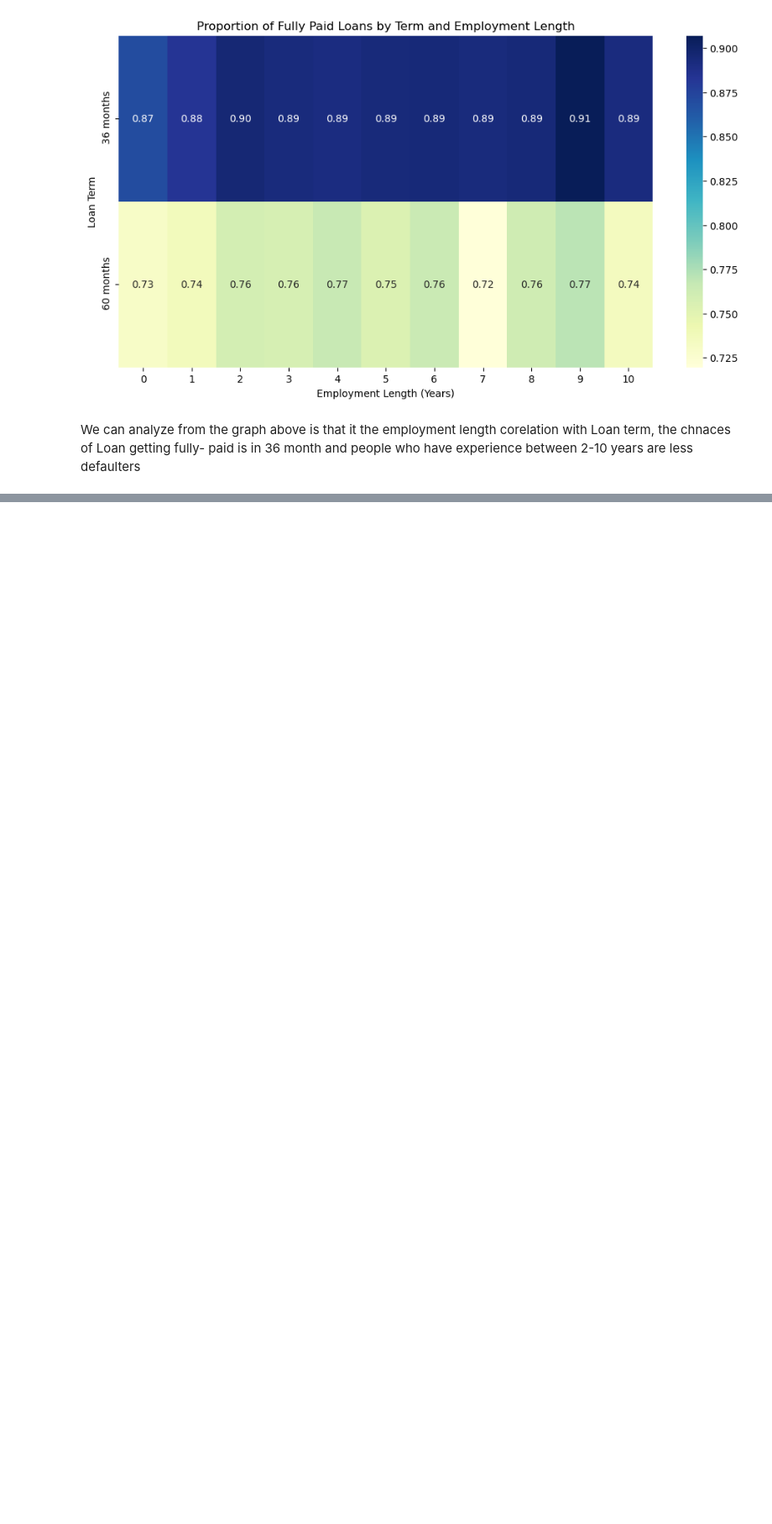
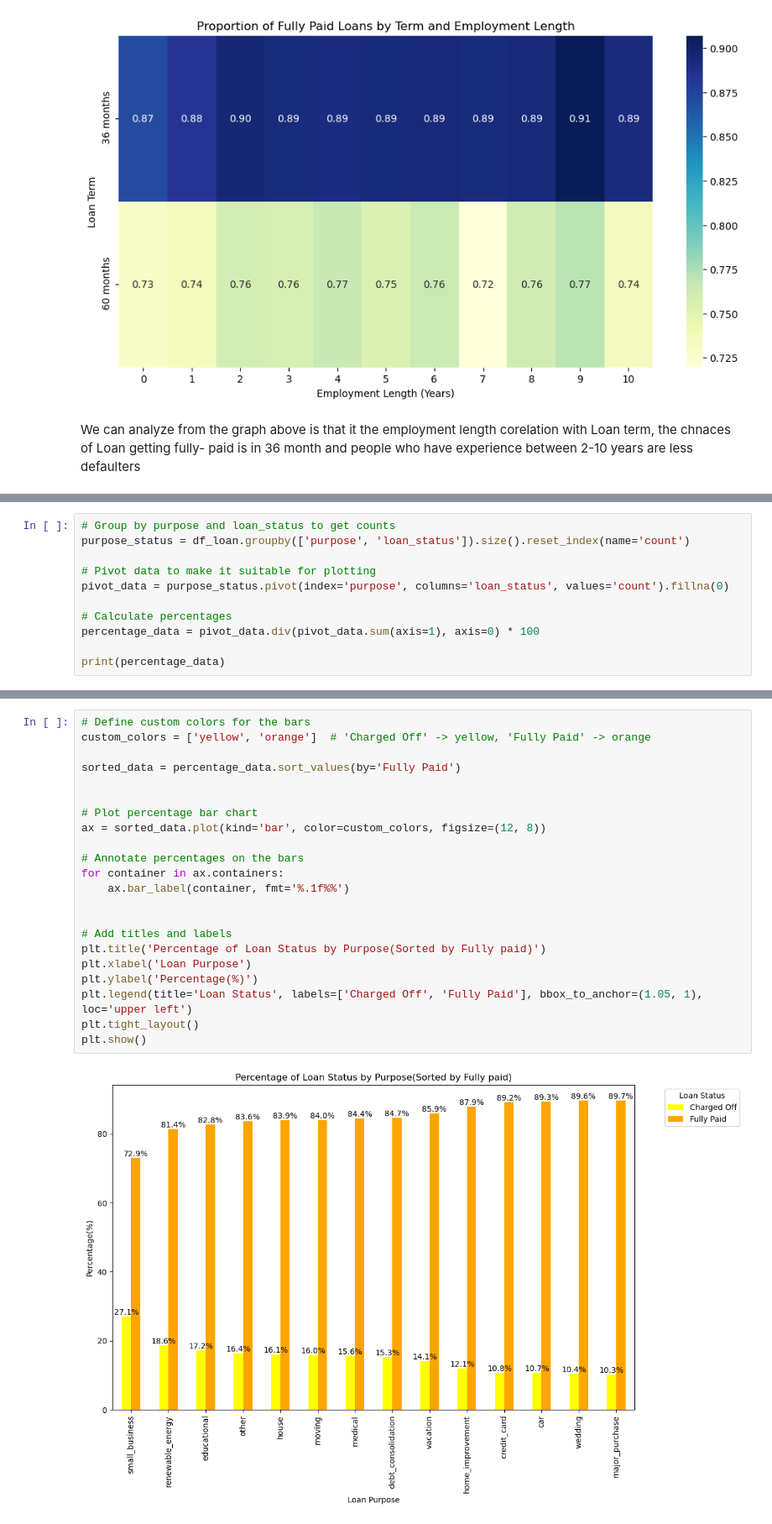
Before and after one commit to nitishnarayanan002/lendingcasestudynn, a Jupyter notebook: LendingClubCaseStudy.ipynb, the cells around one changed output, grey strips where cells are left out. Shown at 84% size. Cells and saved outputs as stored; diff of their text form; blank space fills up the shorter version.

```diff
--- a/LendingClubCaseStudy.ipynb
+++ b/LendingClubCaseStudy.ipynb
@@ -528,0 +607,11 @@ We can analyze from the graph above is that it the employment length corelation
+# %%
+# Group by purpose and loan_status to get counts
+purpose_status = df_loan.groupby(['purpose', 'loan_status']).size().reset_index(name='count')
+
+# Pivot data to make it suitable for plotting
+pivot_data = purpose_status.pivot(index='purpose', columns='loan_status', values='count').fillna(0)
+
+# Calculate percentages
+percentage_data = pivot_data.div(pivot_data.sum(axis=1), axis=0) * 100
+
+print(percentage_data)
@@ -528,0 +635,24 @@ We can analyze from the graph above is that it the employment length corelation
+# %%
+# Define custom colors for the bars
+custom_colors = ['yellow', 'orange']  # 'Charged Off' -> yellow, 'Fully Paid' -> orange
+
+sorted_data = percentage_data.sort_values(by='Fully Paid')
+
+
+# Plot percentage bar chart
+ax = sorted_data.plot(kind='bar', color=custom_colors, figsize=(12, 8))
+
+# Annotate percentages on the bars
+for container in ax.containers:
+    ax.bar_label(container, fmt='%.1f%%')
+
+
+# Add titles and labels
+plt.title('Percentage of Loan Status by Purpose(Sorted by Fully paid)')
+plt.xlabel('Loan Purpose')
+plt.ylabel('Percentage(%)')
+plt.legend(title='Loan Status', labels=['Charged Off', 'Fully Paid'], bbox_to_anchor=(1.05, 1), loc='upper left')
+plt.tight_layout()
+plt.show()
+# %% [output]
+[figure, added]
```
Also changed, not shown: parts of 27 cells of this notebook.
